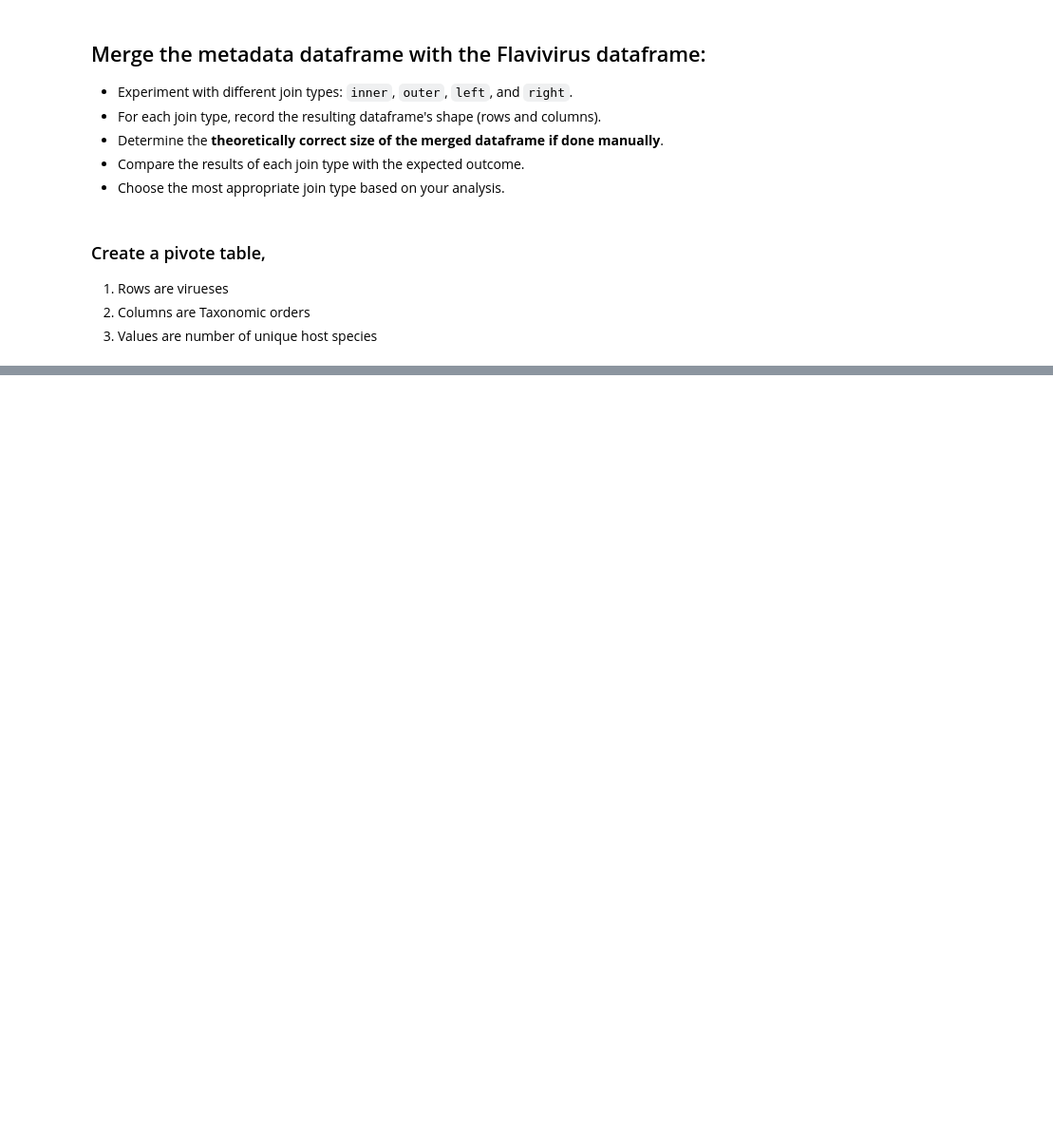
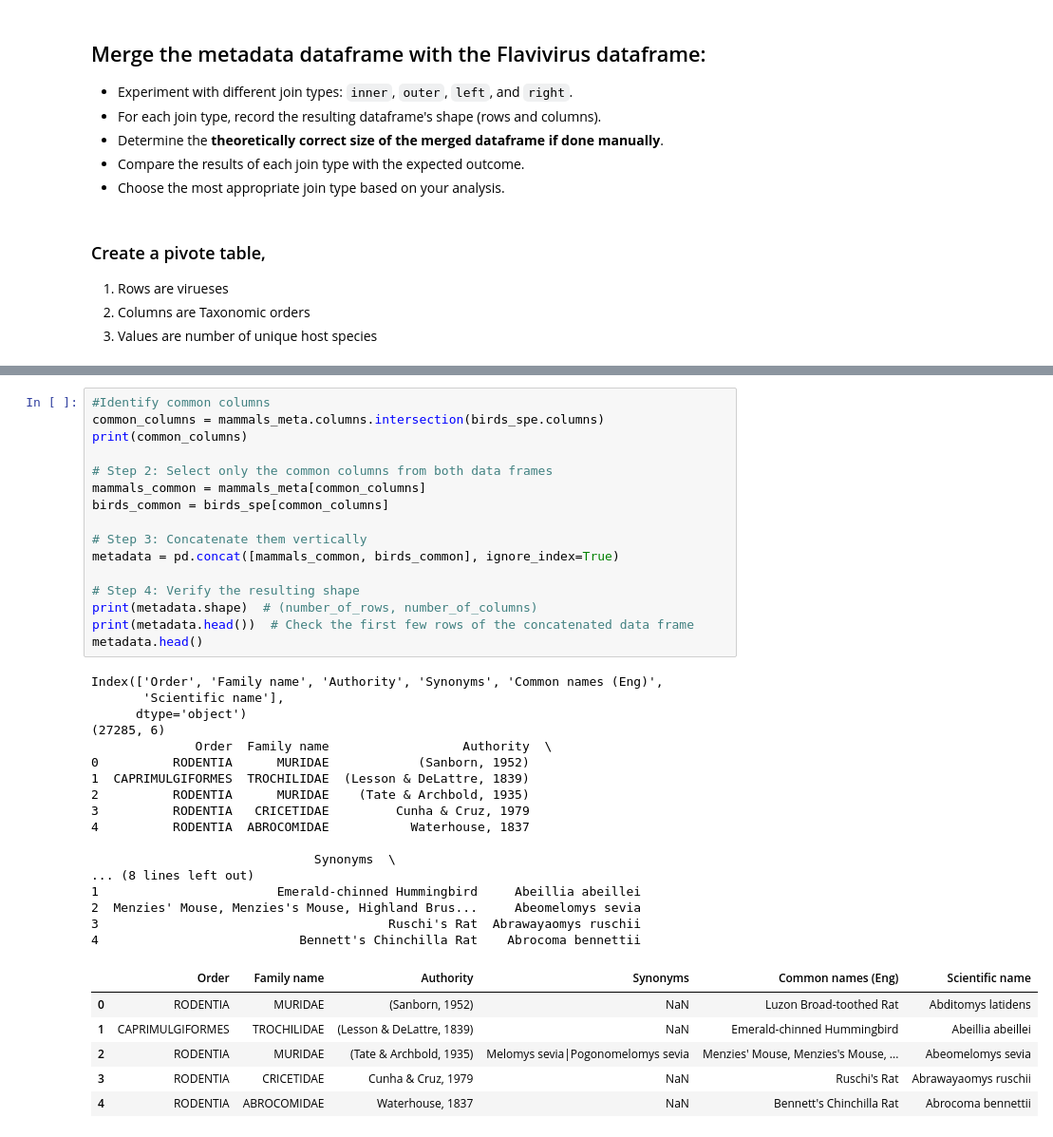
Before and after one commit to li45m/MPM_200_Li, a Jupyter notebook: notebooks/PythonAssignment_Li.ipynb, the cells around one changed output, grey strips where cells are left out. Shown: that part at 95% size. Saved outputs shown, nothing was run; the diff lists cells and outputs as text; blank space fills up the shorter version.

```diff
--- a/notebooks/PythonAssignment_Li.ipynb
+++ b/notebooks/PythonAssignment_Li.ipynb
@@ -295,0 +282,40 @@ Index(['Order', 'Family', 'Authority', 'Synonyms'], dtype='object')
+# %%
+#Identify common columns
+common_columns = mammals_meta.columns.intersection(birds_spe.columns)
+print(common_columns)
+
+# Step 2: Select only the common columns from both data frames
+mammals_common = mammals_meta[common_columns]
+birds_common = birds_spe[common_columns]
+
+# Step 3: Concatenate them vertically
+metadata = pd.concat([mammals_common, birds_common], ignore_index=True)
+
+# Step 4: Verify the resulting shape
+print(metadata.shape)  # (number_of_rows, number_of_columns)
+print(metadata.head())  # Check the first few rows of the concatenated data frame
+metadata.head()
+# %% [output]
+Index(['Order', 'Family name', 'Authority', 'Synonyms', 'Common names (Eng)',
+       'Scientific name'],
+      dtype='object')
+(27285, 6)
+              Order  Family name                  Authority  \
+0          RODENTIA      MURIDAE            (Sanborn, 1952)
+1  CAPRIMULGIFORMES  TROCHILIDAE  (Lesson & DeLattre, 1839)
+2          RODENTIA      MURIDAE    (Tate & Archbold, 1935)
+3          RODENTIA   CRICETIDAE         Cunha & Cruz, 1979
+4          RODENTIA  ABROCOMIDAE           Waterhouse, 1837
+
+                              Synonyms  \
+... (8 lines left out)
+1                        Emerald-chinned Hummingbird     Abeillia abeillei
+2  Menzies' Mouse, Menzies's Mouse, Highland Brus...     Abeomelomys sevia
+3                                       Ruschi's Rat  Abrawayaomys ruschii
+4                           Bennett's Chinchilla Rat    Abrocoma bennettii
+|  | Order | Family name | Authority | Synonyms | Common names (Eng) | Scientific name |
+| 0 | RODENTIA | MURIDAE | (Sanborn, 1952) | NaN | Luzon Broad-toothed Rat | Abditomys latidens |
+| 1 | CAPRIMULGIFORMES | TROCHILIDAE | (Lesson & DeLattre, 1839) | NaN | Emerald-chinned Hummingbird | Abeillia abeillei |
+| 2 | RODENTIA | MURIDAE | (Tate & Archbold, 1935) | Melomys sevia|Pogonomelomys sevia | Menzies' Mouse, Menzies's Mouse, ... | Abeomelomys sevia |
+| 3 | RODENTIA | CRICETIDAE | Cunha & Cruz, 1979 | NaN | Ruschi's Rat | Abrawayaomys ruschii |
+| 4 | RODENTIA | ABROCOMIDAE | Waterhouse, 1837 | NaN | Bennett's Chinchilla Rat | Abrocoma bennettii |
```
Also changed, not shown: parts of 2 cells of this notebook, 2 other files.
